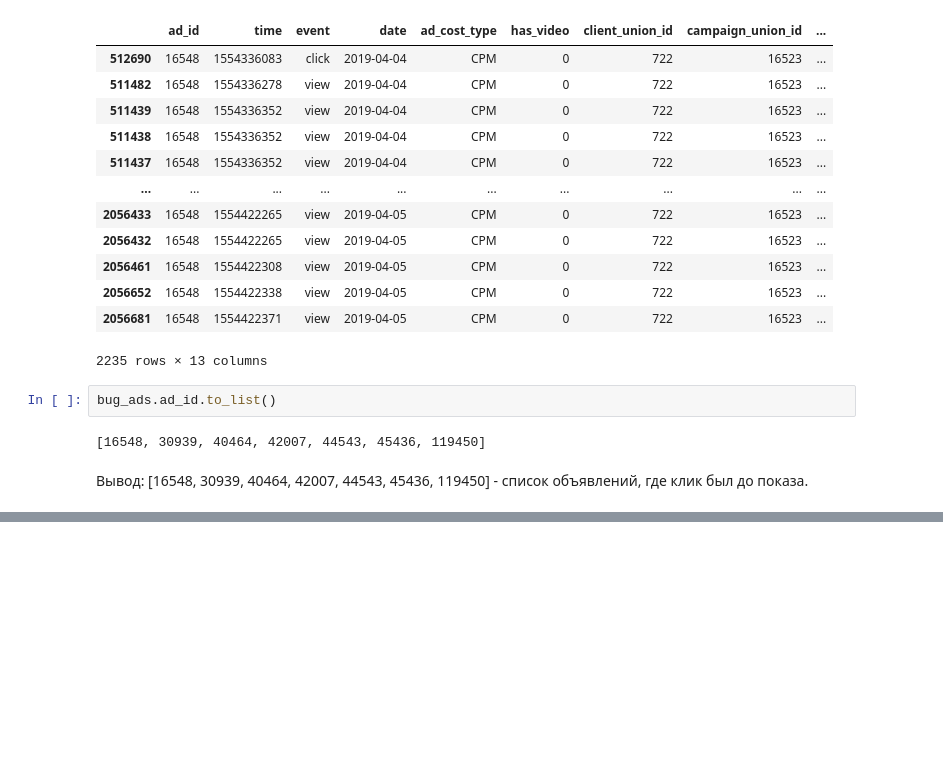
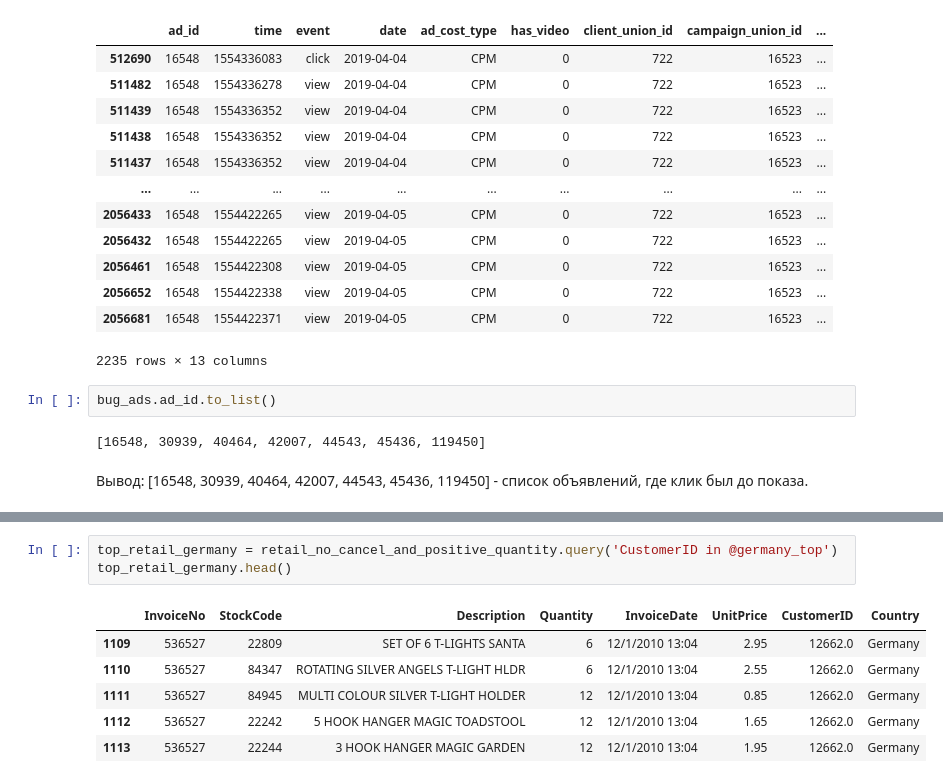
Before and after one commit to JustRomanVolkov/DataAnalyst, a Jupyter notebook: lessons/lesson_4.ipynb, the cells around one changed output, grey strips where cells are left out. Saved outputs shown, nothing was run; the diff lists cells and outputs as text; blank space fills up the shorter version.

```diff
--- a/lessons/lesson_4.ipynb
+++ b/lessons/lesson_4.ipynb
@@ -440,0 +546,10 @@ bug_ads.ad_id.to_list()
+# %%
+top_retail_germany = retail_no_cancel_and_positive_quantity.query('CustomerID in @germany_top')
+top_retail_germany.head()
+# %% [output]
+|  | InvoiceNo | StockCode | Description | Quantity | InvoiceDate | UnitPrice | CustomerID | Country |
+| 1109 | 536527 | 22809 | SET OF 6 T-LIGHTS SANTA | 6 | 12/1/2010 13:04 | 2.95 | 12662.0 | Germany |
+| 1110 | 536527 | 84347 | ROTATING SILVER ANGELS T-LIGHT HLDR | 6 | 12/1/2010 13:04 | 2.55 | 12662.0 | Germany |
+| 1111 | 536527 | 84945 | MULTI COLOUR SILVER T-LIGHT HOLDER | 12 | 12/1/2010 13:04 | 0.85 | 12662.0 | Germany |
+| 1112 | 536527 | 22242 | 5 HOOK HANGER MAGIC TOADSTOOL | 12 | 12/1/2010 13:04 | 1.65 | 12662.0 | Germany |
+| 1113 | 536527 | 22244 | 3 HOOK HANGER MAGIC GARDEN | 12 | 12/1/2010 13:04 | 1.95 | 12662.0 | Germany |
```
Also changed, not shown: parts of 32 cells of this notebook.
